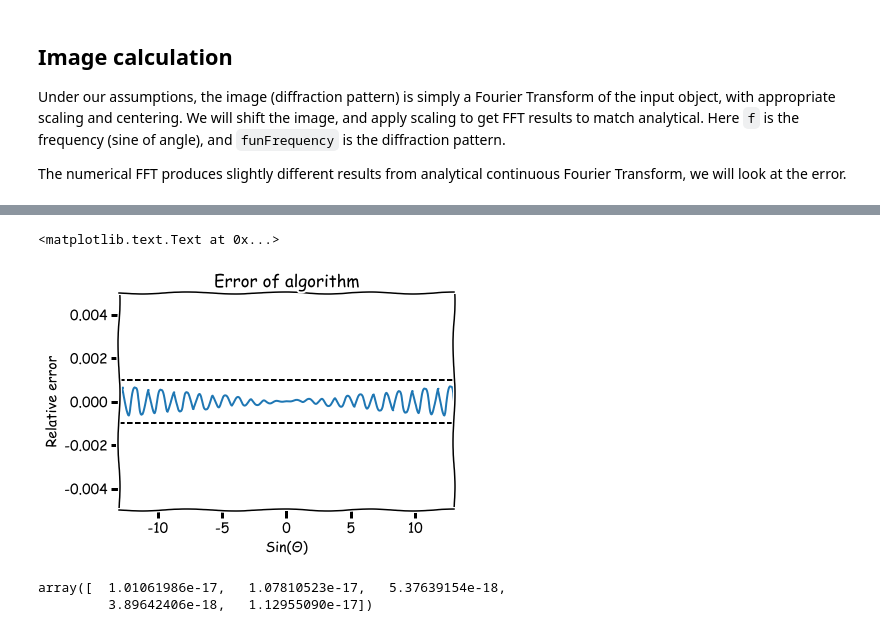
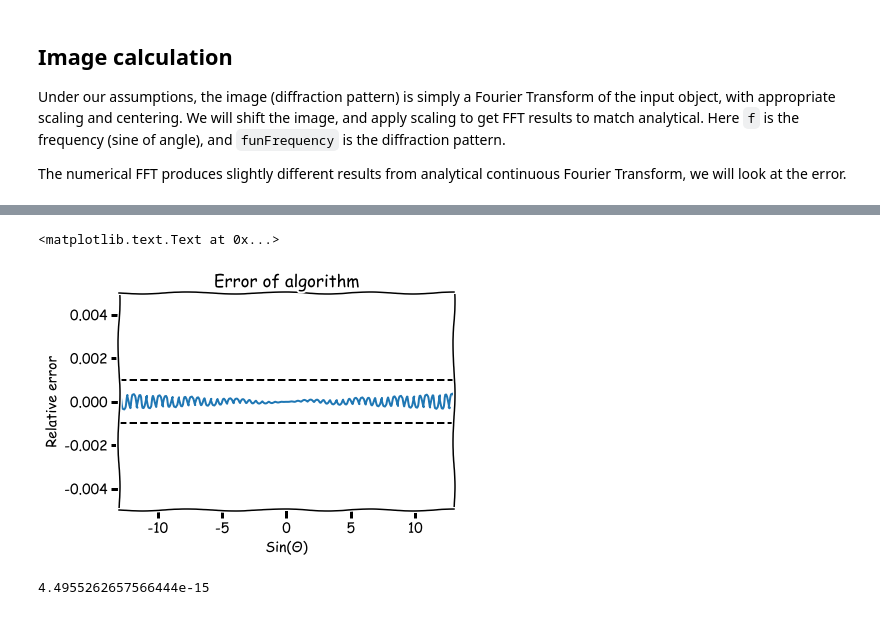
Before and after one commit to bourov/litho, a Jupyter notebook: Optics Demo.ipynb, the cells around one changed output, grey strips where cells are left out. Cells and saved outputs as stored; diff of their text form; code cells hidden in the pictures.

```diff
--- a/Optics Demo.ipynb
+++ b/Optics Demo.ipynb
@@ -12,6 +12,8 @@ import matplotlib.pyplot as plt
 import numpy as np
 
 plt.xkcd()
+
+double1 = np.array([-1,1])
 # %% [output]
 <matplotlib.rc_context at 0x...>
 # %% [markdown]
@@ -22,7 +24,7 @@ A 1d narrow slit of width `2*halfSpace` , measured in wavelengths (λ).  After p
 For numerical purposes, we must assume the object is not infinite in `x`, but rather periodically repeating.  We will use `pitch` to represent the period.
 # %%
 pitch = 20.
-halfSpace = 1.
+halfSpace = 2.
 
 x = np.linspace( -pitch/2, pitch/2, 2001)
 x = np.delete(x, -1)
@@ -64,19 +67,20 @@ plt.ylabel("Electric field (au)")
 # %%
+# Typical suggested error is 0.1% for this application
 error = np.real(funFrequency) - funFrequencyAnalytical
-plt.plot(f, error/max(funFrequencyAnalytical))
-#plt.plot(f, np.imag(funFrequency))
-plt.xlim([-13,13])
-plt.ylim([-0.005,0.005])
-plt.hlines([-0.001,0.001],-13,13,linestyles='dashed',label='limit')
+
+
+plt.plot(f, error / max(funFrequencyAnalytical))
+plt.xlim( 13 * double1)
+plt.ylim(0.005 * double1)
+plt.hlines( 0.001 * double1,-13,13,linestyles='dashed',label='limit')
 plt.title('Error of algorithm')
 plt.xlabel('Sin(Θ)')
 plt.ylabel("Relative error")
 # %% [output]
 <matplotlib.text.Text at 0x...>
-[figure, old version]
+[figure, new version]
 # %%
 # Check imaginary part, should be zero
-np.imag(funFrequency[:5])
+np.amax(np.absolute(np.imag(funFrequency)))
 # %% [output]
-array([  1.01061986e-17,   1.07810523e-17,   5.37639154e-18,
-         3.89642406e-18,   1.12955090e-17])
+4.4955262657566444e-15
```
Also changed, not shown: parts of 2 cells of this notebook, 1 other file.
